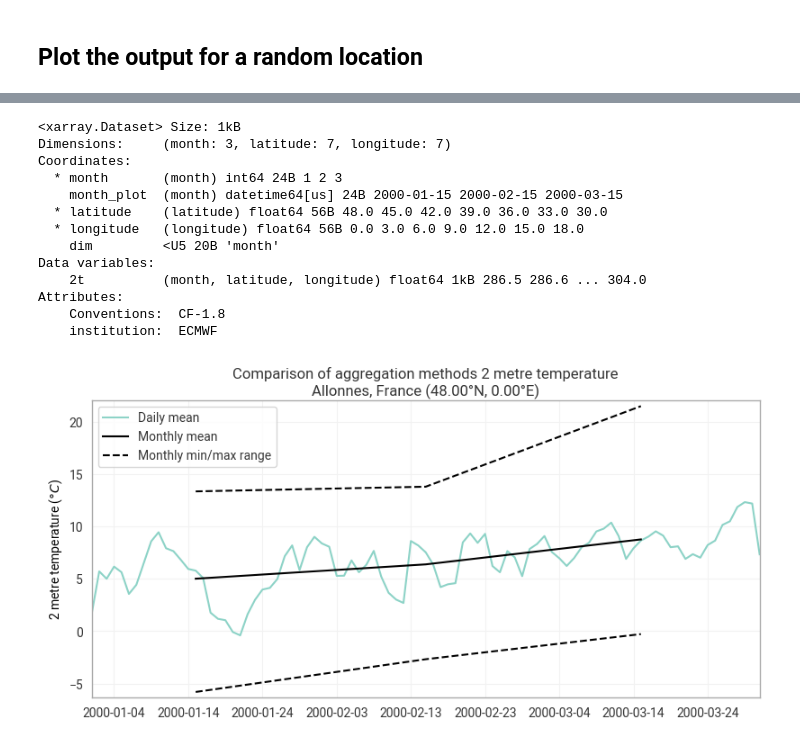
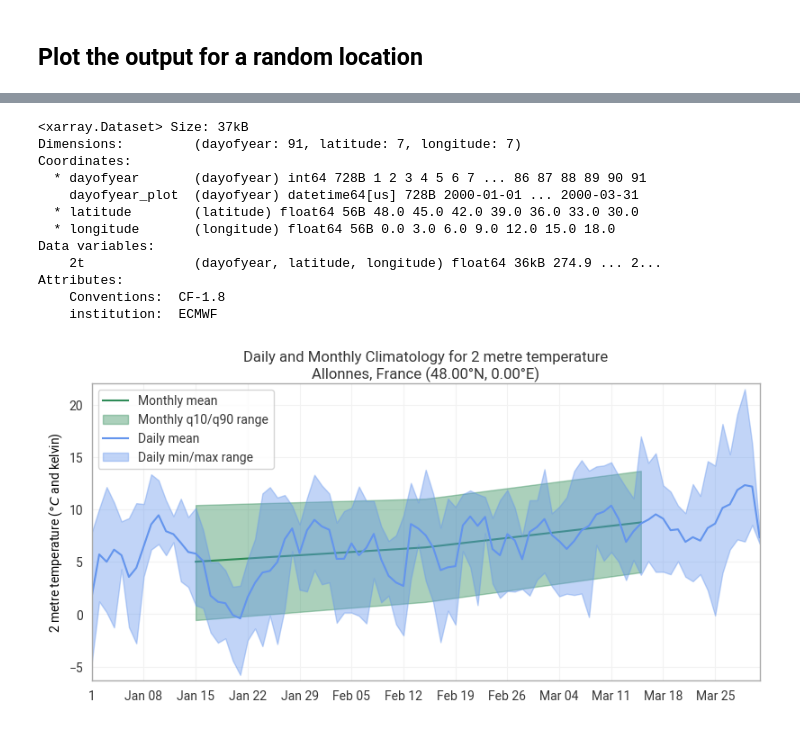
Before and after one commit to ecmwf/earthkit-transforms, a Jupyter notebook: docs/notebooks/climatology/01-era5-climatology.ipynb, the cells around one changed output, grey strips where cells are left out. Saved outputs shown, nothing was run; the diff lists cells and outputs as text; code cells hidden in the pictures.

```diff
--- a/docs/notebooks/climatology/01-era5-climatology.ipynb
+++ b/docs/notebooks/climatology/01-era5-climatology.ipynb
@@ -98,8 +98,8 @@ Please note the api for quantiles is slightly different, it requires an addition
 
 Additionally, the returned object has `quantiles` dimension which is for each of the quantiles returned.
 # %%
-quantiles = ekt.climatology.quantiles(era5_xr, [0.1, 0.5, 0.9], frequency="month")
-quantiles
+climatology_monthly_quantiles = ekt.climatology.quantiles(era5_xr, [0.1, 0.5, 0.9], frequency="month")
+climatology_monthly_quantiles
 # %% [output]
 <xarray.Dataset> Size: 4kB Dimensions: (quantile: 3, month: 3, latitude: 7, longitude: 7) Coordinates: * quantile (quantile) float64 24B 0.1 0.5 0.9 * month (month) int64 24B 1 2 3 * latitude (latitud ...
 xarray.Dataset
@@ -166,73 +140,81 @@ month_2000_da = xr.DataArray(
 climatology_monthly_mean = climatology_monthly_mean.assign_coords(
     month_plot=month_2000_da, dim="month"
 )
-clim_max = clim_max.assign_coords(month_plot=month_2000_da, dim="month")
-clim_min = clim_min.assign_coords(month_plot=month_2000_da, dim="month")
-clim_std = clim_std.assign_coords(month_plot=month_2000_da, dim="month")
+climatology_monthly_quantiles = climatology_monthly_quantiles.assign_coords(
+    month_plot=month_2000_da, dim="month"
+)
 
 # Daily data:
 doy_2000_da = xr.DataArray(
     [datetime(2000, 1, 1) + timedelta(days=int(i - 1)) for i in climatology_daily_mean.dayofyear.values],
     dims="dayofyear",
 )
-climatology_daily_mean = climatology_daily_mean.assign_coords(
-    dayofyear_plot=doy_2000_da,
-)
-clim_max
+climatology_daily_mean = climatology_daily_mean.assign_coords(dayofyear_plot=doy_2000_da)
+climatology_daily_max = climatology_daily_max.assign_coords(dayofyear_plot=doy_2000_da)
+climatology_daily_min = climatology_daily_min.assign_coords(dayofyear_plot=doy_2000_da)
+climatology_daily_std = climatology_daily_std.assign_coords(dayofyear_plot=doy_2000_da)
+climatology_daily_mean
 # %% [output]
-<xarray.Dataset> Size: 1kB
-Dimensions:     (month: 3, latitude: 7, longitude: 7)
+<xarray.Dataset> Size: 37kB
+Dimensions:         (dayofyear: 91, latitude: 7, longitude: 7)
 Coordinates:
-  * month       (month) int64 24B 1 2 3
-    month_plot  (month) datetime64[us] 24B 2000-01-15 2000-02-15 2000-03-15
-  * latitude    (latitude) float64 56B 48.0 45.0 42.0 39.0 36.0 33.0 30.0
-  * longitude   (longitude) float64 56B 0.0 3.0 6.0 9.0 12.0 15.0 18.0
-    dim         <U5 20B 'month'
+  * dayofyear       (dayofyear) int64 728B 1 2 3 4 5 6 7 ... 86 87 88 89 90 91
+    dayofyear_plot  (dayofyear) datetime64[us] 728B 2000-01-01 ... 2000-03-31
+  * latitude        (latitude) float64 56B 48.0 45.0 42.0 39.0 36.0 33.0 30.0
+  * longitude       (longitude) float64 56B 0.0 3.0 6.0 9.0 12.0 15.0 18.0
 Data variables:
-    2t          (month, latitude, longitude) float64 1kB 286.5 286.6 ... 304.0
+    2t              (dayofyear, latitude, longitude) float64 36kB 274.9 ... 2...
 Attributes:
     Conventions:  CF-1.8
     institution:  ECMWF
 # %%
 # Create time arrays for month and day of year data, we will base on the year 2000 but  this is arbitary and
 #  hidden from plot.
 latitude = 51.5
 longitude = -1.0
 sel_kwargs = {"latitude": latitude, "longitude": longitude, "method": "nearest"}
 
 chart = ekp.TimeSeries()
 
-c_time = [datetime(2000, 1, 1) + timedelta(days=int(i - 1)) for i in c_point.dayofyear.values]
+# Add the monthly mean as a black solid line and spread as black dotted lines:
+chart.line(
+    climatology_monthly_mean.sel(**sel_kwargs), x='month_plot',
+    units="celsius", label="Monthly mean", color="seagreen"
+)
+chart.envelope(
+    climatology_monthly_quantiles.sel(**sel_kwargs, quantile=0.1),
+    climatology_monthly_quantiles.sel(**sel_kwargs, quantile=0.9),
+    x='month_plot',
+    units="celsius",
+    label="Monthly q10/q90 range",
+    color="seagreen",
+)
 
 # Daily mean:
 chart.line(
     climatology_daily_mean.sel(**sel_kwargs), units="celsius", label="Daily mean",
+    x='dayofyear_plot', color="cornflowerblue"
+)
+chart.envelope(
+    climatology_daily_min.sel(**sel_kwargs),
+    climatology_daily_max.sel(**sel_kwargs),
     x='dayofyear_plot',
+    units="celsius",
+    label="Daily min/max range",
+    color="cornflowerblue"
 )
 
-# Add the monthly mean as a black solid line and spread as black dotted lines:
-chart.line(climatology_monthly_mean.sel(**sel_kwargs), x='month_plot', units="celsius", label="Monthly mean", color="black")
-chart.line(
-    clim_max.sel(**sel_kwargs),
-    x='month_plot',
-    units="celsius",
-    label="Monthly min/max range",
-    linestyle="--",
-    color="black",
-)
-chart.line(clim_min.sel(**sel_kwargs), x='month_plot', units="celsius", linestyle="--", color="black")
-
 chart.title(
-    "Comparison of aggregation methods {variable_name}\n"
+    "Daily and monthly climatology for {variable_name}\n"
     "{location:%c}, {location:%C} ({latitude:%Lt}, {longitude:%Ln})"
 )
 
 chart.ylabel()
 
-chart.xticks(frequency="5D", period=True) # , format="%b %d"
+chart.xticks(frequency="7D", format="%b %d")
 
 chart.legend()
 
 chart.show()
 # %% [output]
-[figure, old version]
+[figure, new version]
```
Also changed, not shown: parts of 2 cells of this notebook, 2 other files.
